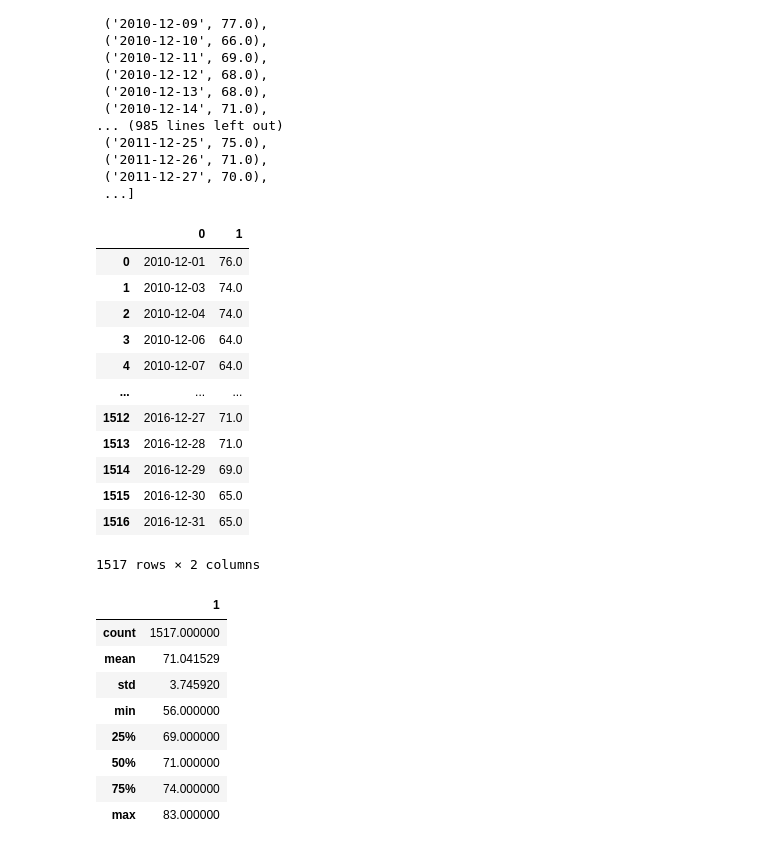
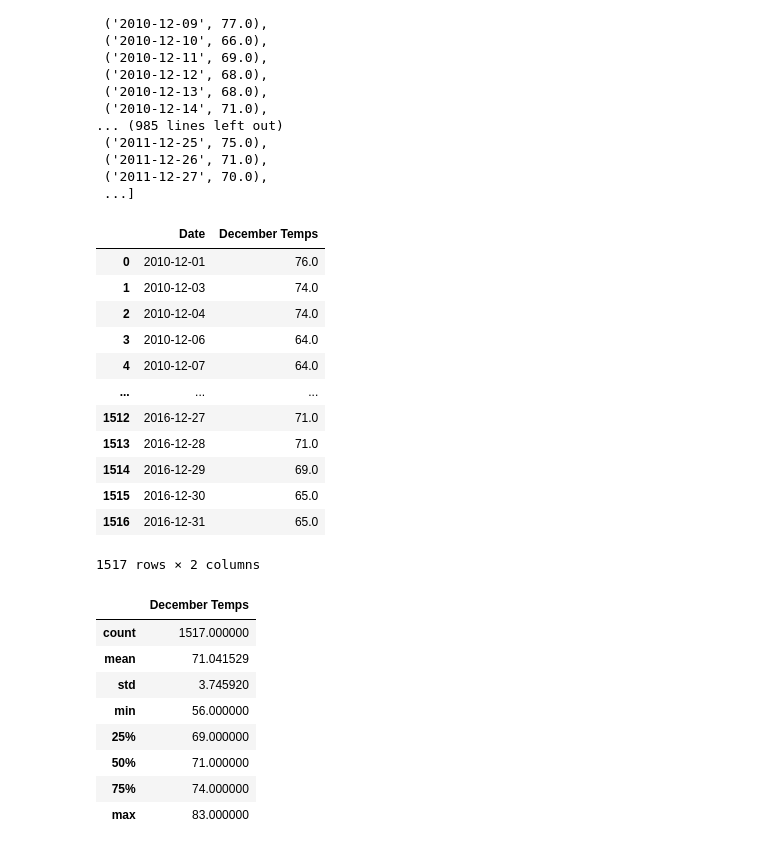
Before and after one commit to cflavallee/surfs_up, a Jupyter notebook: SurfsUp_Challenge_starter_code.ipynb, the cells around one changed output. Saved outputs shown, nothing was run; the diff lists cells and outputs as text; code cells hidden in the pictures.

```diff
--- a/SurfsUp_Challenge_starter_code.ipynb
+++ b/SurfsUp_Challenge_starter_code.ipynb
@@ -119,9 +120,10 @@ dec_temp_list
 # %%
 # 8. Create a DataFrame from the list of temperatures for the month of December.
 dec_temps_df = pd.DataFrame(dec_temp_list)
+dec_temps_df.columns = ["Date", "December Temps"]
 dec_temps_df
 # %% [output]
-|  | 0 | 1 |
+|  | Date | December Temps |
 | 0 | 2010-12-01 | 76.0 |
 | 1 | 2010-12-03 | 74.0 |
 | 2 | 2010-12-04 | 74.0 |
@@ -138,7 +140,7 @@ dec_temps_df
 # 9. Calculate and print out the summary statistics for the Decemeber temperature DataFrame.
 dec_temps_df.describe()
 # %% [output]
-|  | 1 |
+|  | December Temps |
 | count | 1517.000000 |
 | mean | 71.041529 |
 | std | 3.745920 |
```
Also changed, not shown: parts of 2 cells of this notebook, 2 other files.
